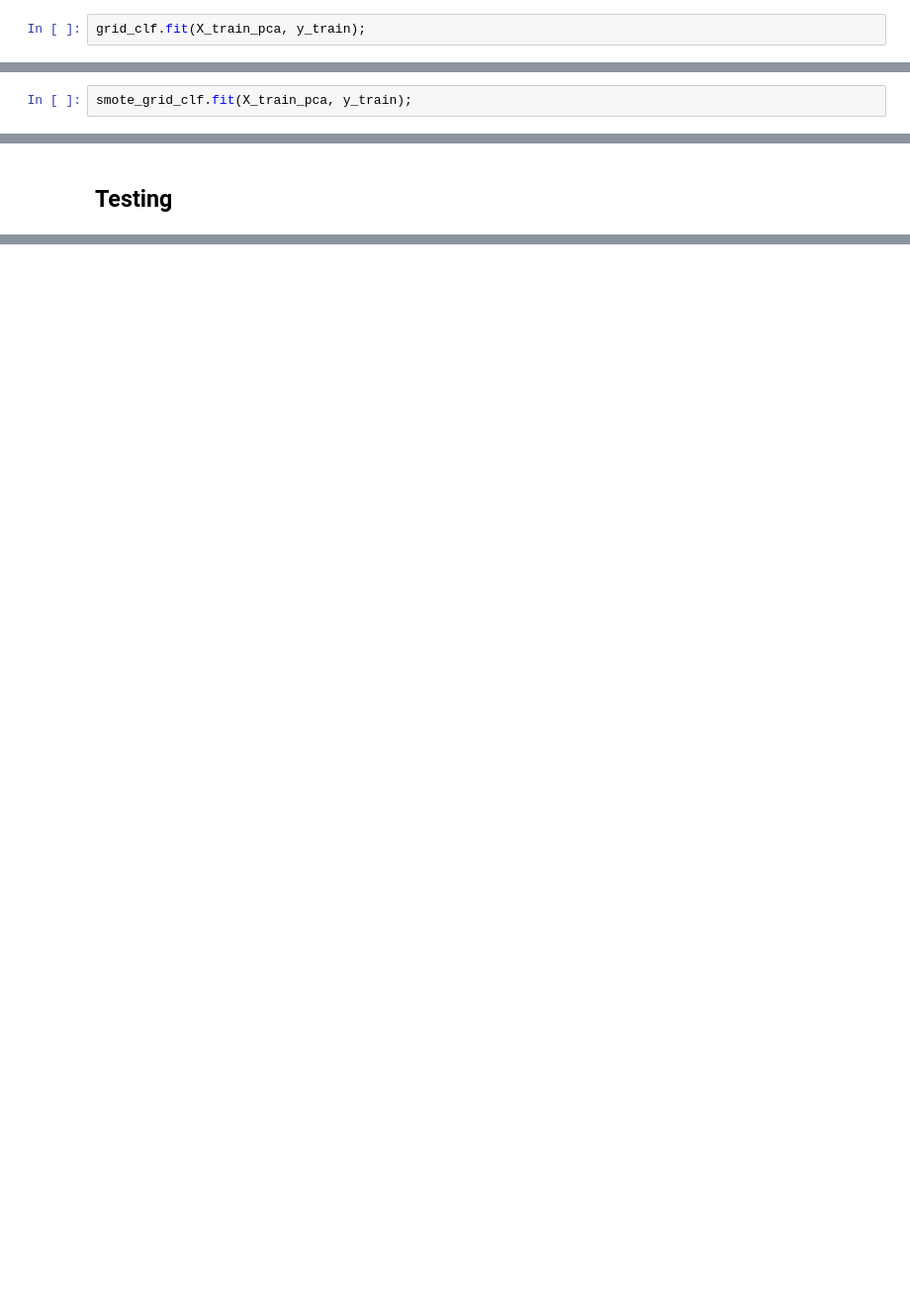
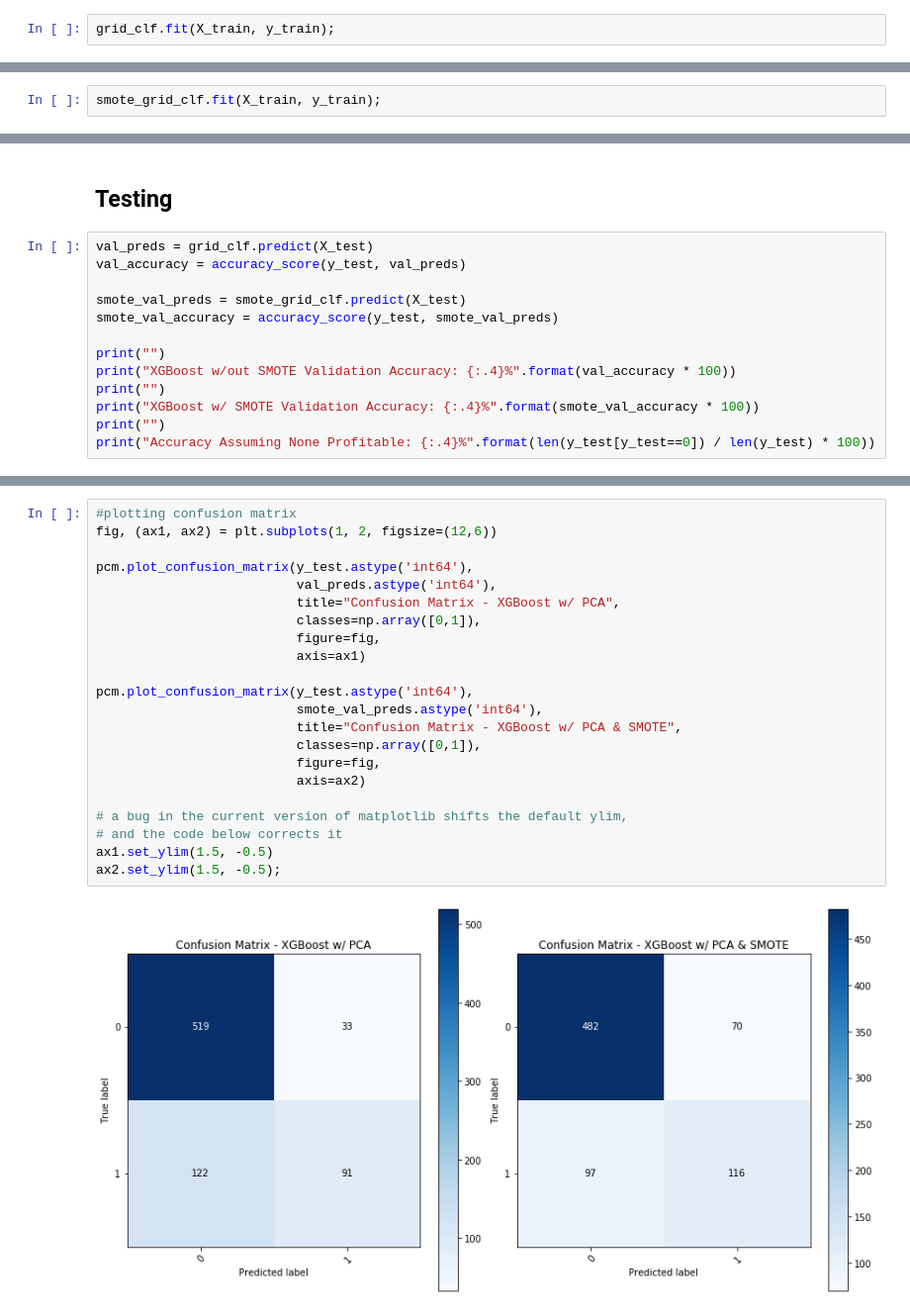
Before and after one commit to NathanVenos/Classifying_LEGO_Value_Retention, a Jupyter notebook: analysis/xgboost.ipynb, the cells around one changed output, grey strips where cells are left out. Shown at 99% size. Saved outputs shown, nothing was run; the diff lists cells and outputs as text; blank space fills up the shorter version.

```diff
--- a/analysis/xgboost.ipynb
+++ b/analysis/xgboost.ipynb
@@ -211,2 +189,2 @@ grid_clf = GridSearchCV(clf, param_grid1, scoring='accuracy', cv=3)
 # %%
-grid_clf.fit(X_train_pca, y_train);
+grid_clf.fit(X_train, y_train);
@@ -298,5 +245,5 @@ smote_grid_clf = GridSearchCV(smote_pipe, param_grid2, scoring='accuracy', cv=3)
 # %%
-smote_grid_clf.fit(X_train_pca, y_train);
+smote_grid_clf.fit(X_train, y_train);
 # %%
 smote_grid_clf_results = pd.DataFrame(smote_grid_clf.cv_results_)
 # %%
@@ -429,2 +286,15 @@ plt.gca().set_ylim(1.5, -0.5);
 # %% [markdown]
 ## Testing
+# %%
+val_preds = grid_clf.predict(X_test)
+val_accuracy = accuracy_score(y_test, val_preds)
+
+smote_val_preds = smote_grid_clf.predict(X_test)
+smote_val_accuracy = accuracy_score(y_test, smote_val_preds)
+
+print("")
+print("XGBoost w/out SMOTE Validation Accuracy: {:.4}%".format(val_accuracy * 100))
+print("")
+print("XGBoost w/ SMOTE Validation Accuracy: {:.4}%".format(smote_val_accuracy * 100))
+print("")
+print("Accuracy Assuming None Profitable: {:.4}%".format(len(y_test[y_test==0]) / len(y_test) * 100))
@@ -430,0 +307,24 @@ plt.gca().set_ylim(1.5, -0.5);
+# %%
+#plotting confusion matrix
+fig, (ax1, ax2) = plt.subplots(1, 2, figsize=(12,6))
+
+pcm.plot_confusion_matrix(y_test.astype('int64'),
+                          val_preds.astype('int64'),
+                          title="Confusion Matrix - XGBoost w/ PCA",
+                          classes=np.array([0,1]),
+                          figure=fig,
+                          axis=ax1)
+
+pcm.plot_confusion_matrix(y_test.astype('int64'),
+                          smote_val_preds.astype('int64'),
+                          title="Confusion Matrix - XGBoost w/ PCA & SMOTE",
+                          classes=np.array([0,1]),
+                          figure=fig,
+                          axis=ax2)
+
+# a bug in the current version of matplotlib shifts the default ylim,
+# and the code below corrects it
+ax1.set_ylim(1.5, -0.5)
+ax2.set_ylim(1.5, -0.5);
+# %% [output]
+[figure, added]
```
Also changed, not shown: parts of 35 cells of this notebook, 1 other file.
